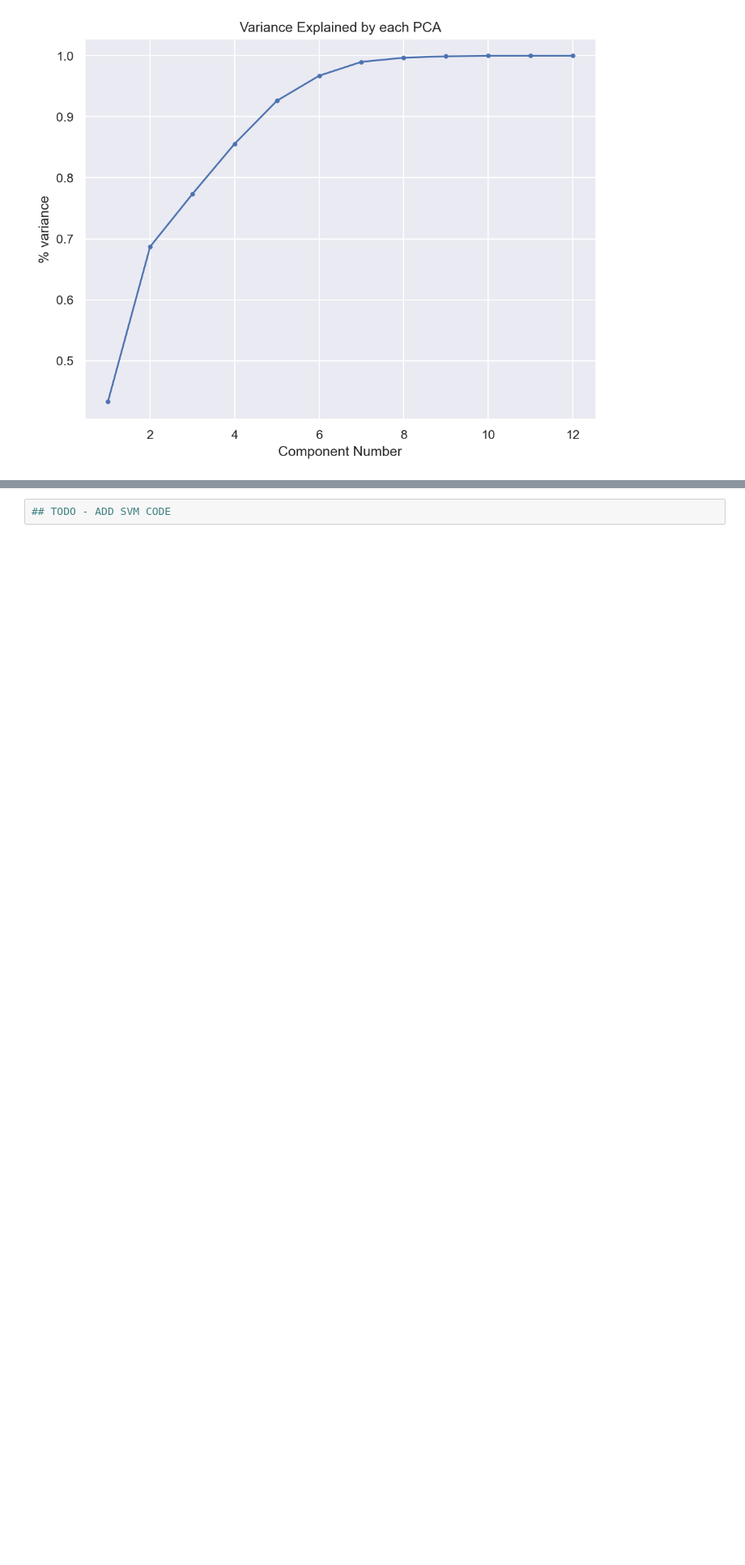
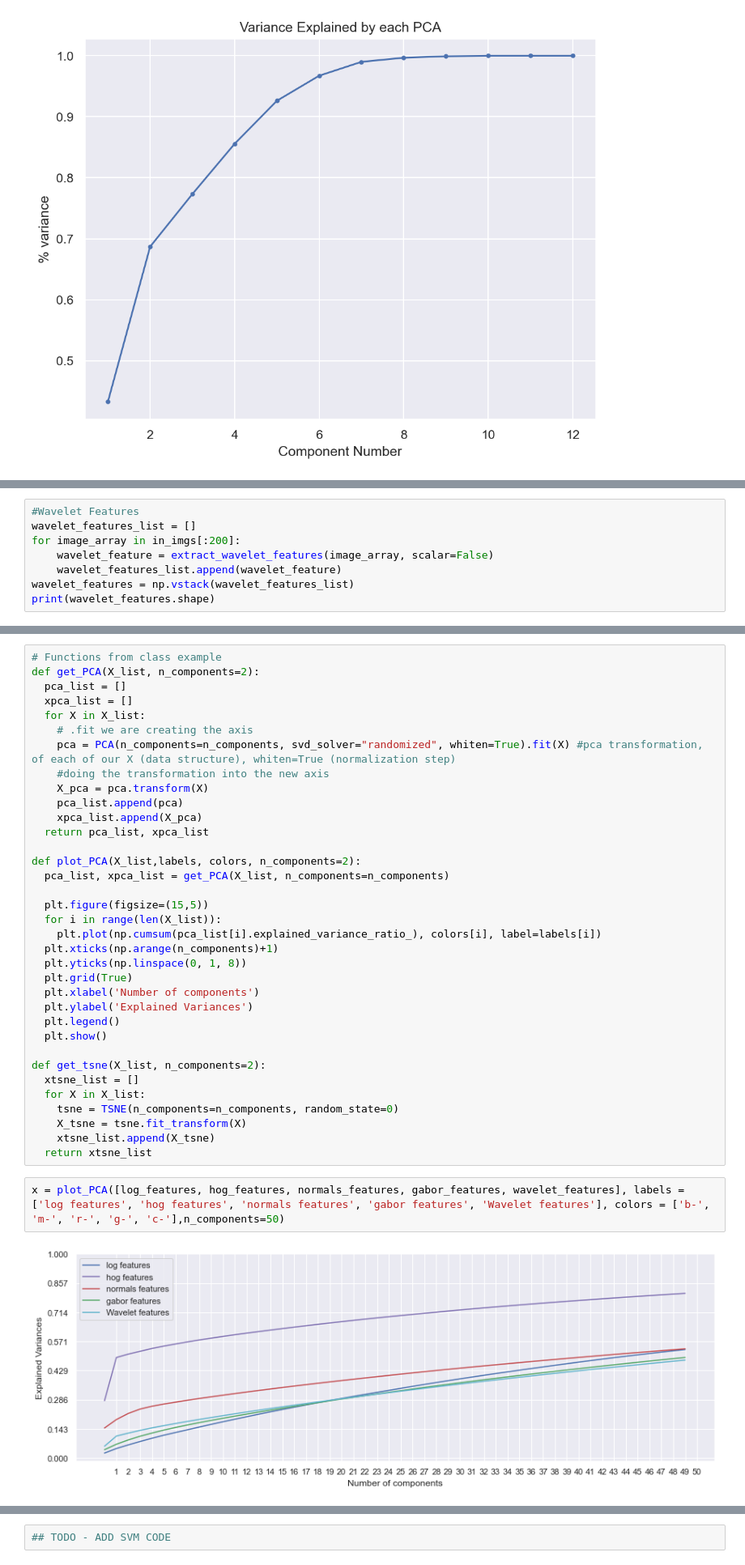
Before and after one commit to elliswmartin/fabric, a Jupyter notebook: pipeline.ipynb, the cells around one changed output, grey strips where cells are left out. Shown: that part at 81% size. Saved outputs shown, nothing was run; the diff lists cells and outputs as text; blank space fills up the shorter version.

```diff
--- a/pipeline.ipynb
+++ b/pipeline.ipynb
@@ -485,0 +590,8 @@ plt.show()
+# %%
+#Wavelet Features
+wavelet_features_list = []
+for image_array in in_imgs[:200]:
+    wavelet_feature = extract_wavelet_features(image_array, scalar=False)
+    wavelet_features_list.append(wavelet_feature)
+wavelet_features = np.vstack(wavelet_features_list)
+print(wavelet_features.shape)
@@ -485,0 +610,39 @@ plt.show()
+# %%
+# Functions from class example
+def get_PCA(X_list, n_components=2):
+  pca_list = []
+  xpca_list = []
+  for X in X_list:
+    # .fit we are creating the axis
+    pca = PCA(n_components=n_components, svd_solver="randomized", whiten=True).fit(X) #pca transformation, of each of our X (data structure), whiten=True (normalization step)
+    #doing the transformation into the new axis
+    X_pca = pca.transform(X)
+    pca_list.append(pca)
+    xpca_list.append(X_pca)
+  return pca_list, xpca_list
+
+def plot_PCA(X_list,labels, colors, n_components=2):
+  pca_list, xpca_list = get_PCA(X_list, n_components=n_components)
+
+  plt.figure(figsize=(15,5))
+  for i in range(len(X_list)):
+    plt.plot(np.cumsum(pca_list[i].explained_variance_ratio_), colors[i], label=labels[i])
+  plt.xticks(np.arange(n_components)+1)
+  plt.yticks(np.linspace(0, 1, 8))
+  plt.grid(True)
+  plt.xlabel('Number of components')
+  plt.ylabel('Explained Variances')
+  plt.legend()
+  plt.show()
+
+def get_tsne(X_list, n_components=2):
+  xtsne_list = []
+  for X in X_list:
+    tsne = TSNE(n_components=n_components, random_state=0)
+    X_tsne = tsne.fit_transform(X)
+    xtsne_list.append(X_tsne)
+  return xtsne_list
+# %%
+x = plot_PCA([log_features, hog_features, normals_features, gabor_features, wavelet_features], labels = ['log features', 'hog features', 'normals features', 'gabor features', 'Wavelet features'], colors = ['b-', 'm-', 'r-', 'g-', 'c-'],n_components=50)
+# %% [output]
+[figure, added]
```
Also changed, not shown: parts of 20 cells of this notebook.
